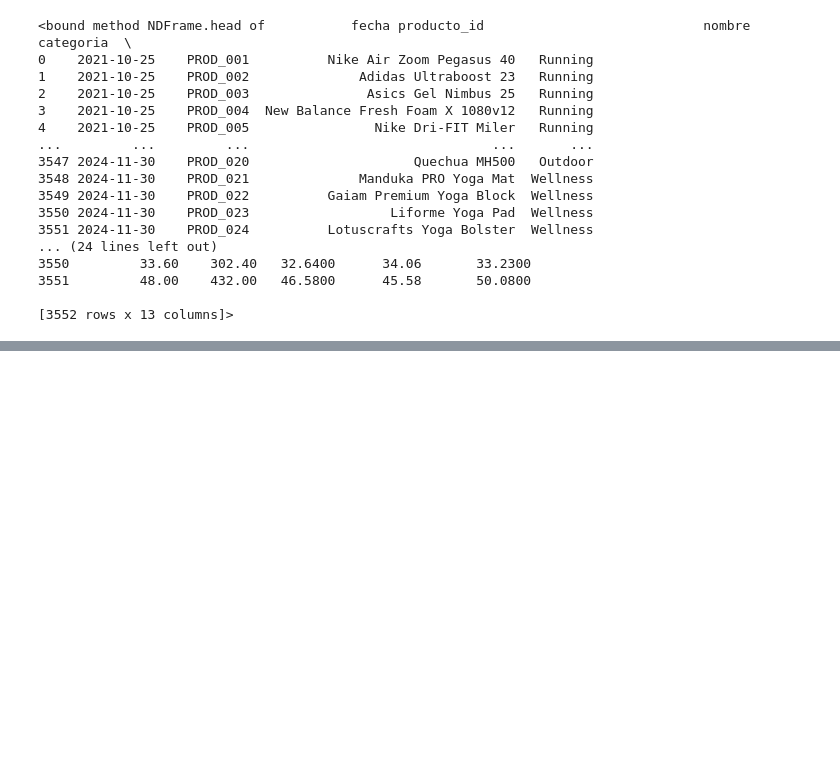
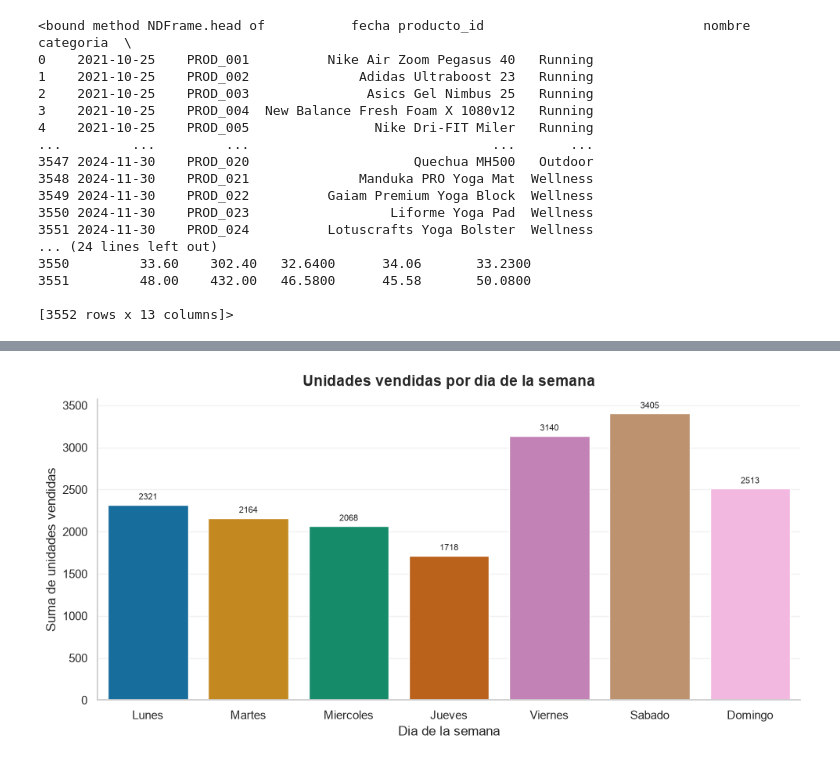
Before and after one commit to vehiller/ds4b-experienc-ia-en-data-science, a Jupyter notebook: notebooks/entrenamiento.ipynb, the cells around one changed output, grey strips where cells are left out. Saved outputs shown, nothing was run; the diff lists cells and outputs as text; code cells hidden in the pictures; blank space fills up the shorter version.

```diff
--- a/notebooks/entrenamiento.ipynb
+++ b/notebooks/entrenamiento.ipynb
@@ -266,0 +399,29 @@ df.head
+# %%
+dias_semana = ['Lunes', 'Martes', 'Miercoles', 'Jueves', 'Viernes', 'Sabado', 'Domingo']
+ventas_por_dia = (df.assign(
+    dia_semana=pd.Categorical(
+        pd.to_datetime(df['fecha']).dt.dayofweek.map(dict(enumerate(dias_semana))),
+        categories=dias_semana,
+        ordered=True,
+    )
+)
+    .groupby('dia_semana', observed=False)['unidades_vendidas'].sum()
+    .reindex(dias_semana)
+    .reset_index(name='unidades_vendidas'))
+
+fig, ax = plt.subplots(figsize=(10, 5))
+sns.barplot(data=ventas_por_dia, x='dia_semana', y='unidades_vendidas',
+            hue='dia_semana', hue_order=dias_semana,
+            palette=sns.color_palette('colorblind', n_colors=len(dias_semana)),
+            dodge=False, legend=False, ax=ax)
+for container in ax.containers:
+    ax.bar_label(container, fmt='%.0f', padding=3, fontsize=8)
+ax.set_title('Unidades vendidas por dia de la semana', fontsize=14, fontweight='bold', pad=12)
+ax.set(xlabel='Dia de la semana',
+       ylabel='Suma de unidades vendidas')
+ax.grid(axis='y', alpha=0.25)
+sns.despine(ax=ax)
+plt.tight_layout()
+plt.show()
+# %% [output]
+[figure, added]
```
Also changed, not shown: parts of 8 cells of this notebook.
